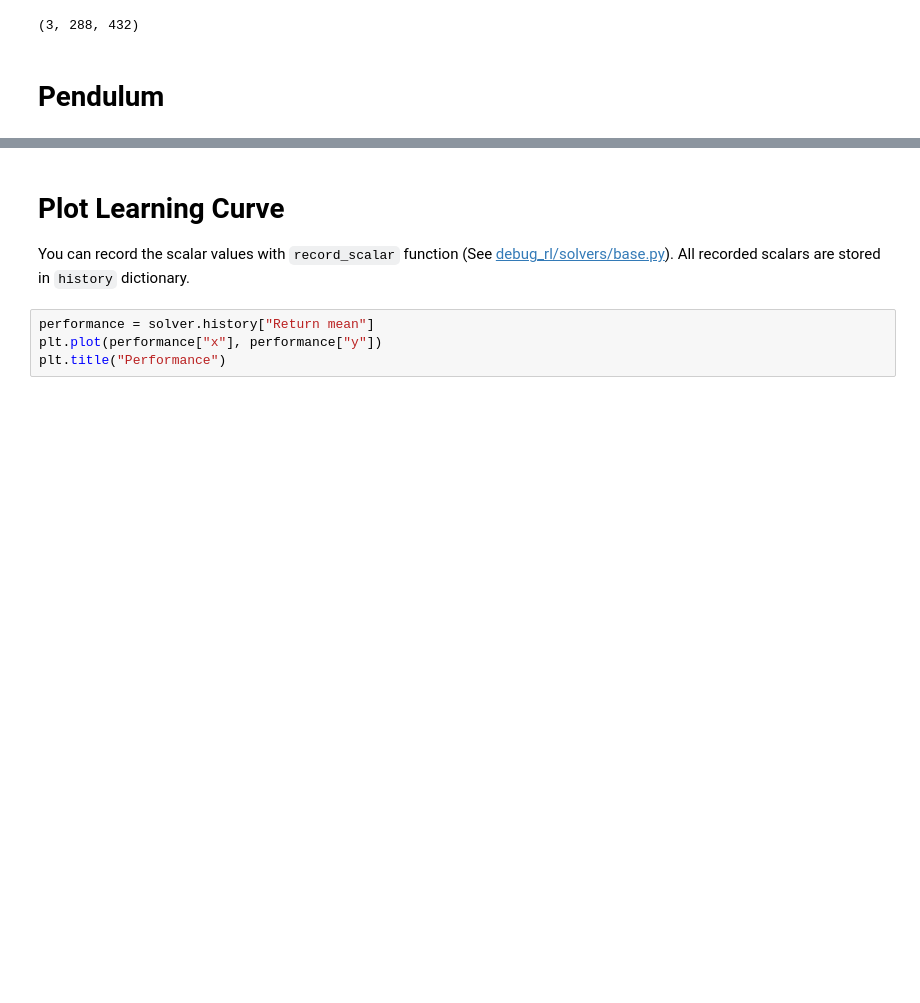
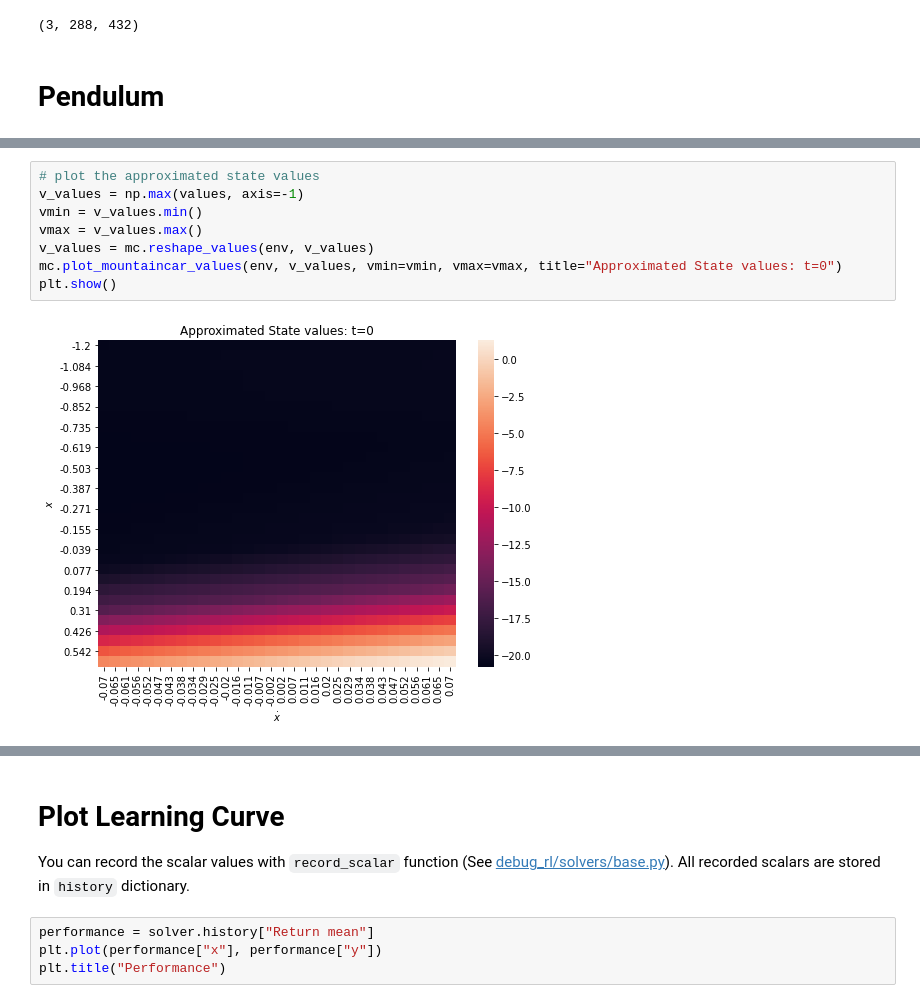
Before and after one commit to syuntoku14/debugRL, a Jupyter notebook: examples/tutorial.ipynb, the cells around one changed output, grey strips where cells are left out. Drawn from its saved outputs; the diff is of its cells as text; blank space fills up the shorter version.

```diff
--- a/examples/tutorial.ipynb
+++ b/examples/tutorial.ipynb
@@ -155,0 +182,10 @@ plt.show()
+# %%
+# plot the approximated state values
+v_values = np.max(values, axis=-1)
+vmin = v_values.min()
+vmax = v_values.max()
+v_values = mc.reshape_values(env, v_values)
+mc.plot_mountaincar_values(env, v_values, vmin=vmin, vmax=vmax, title="Approximated State values: t=0")
+plt.show()
+# %% [output]
+[figure, added]
```
Also changed, not shown: parts of 15 cells of this notebook, 14 other files.
